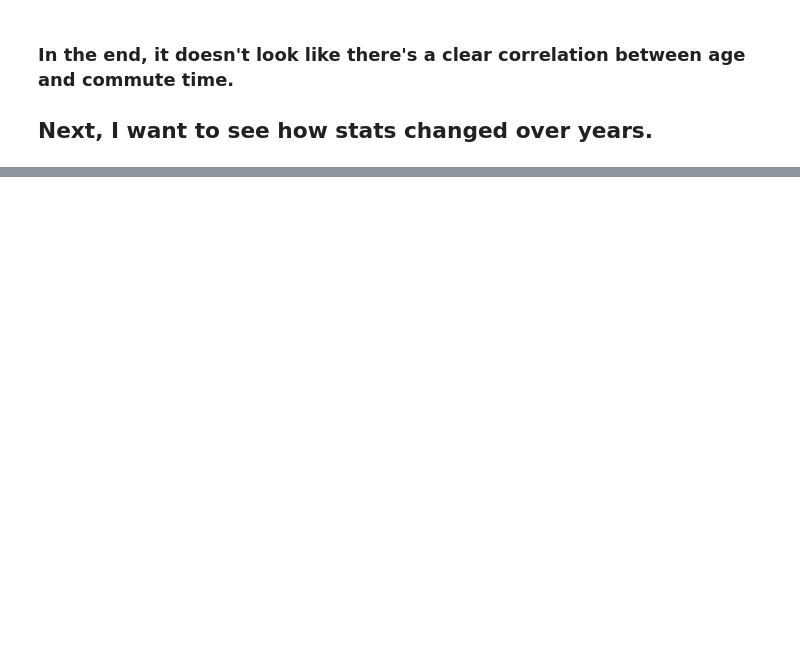
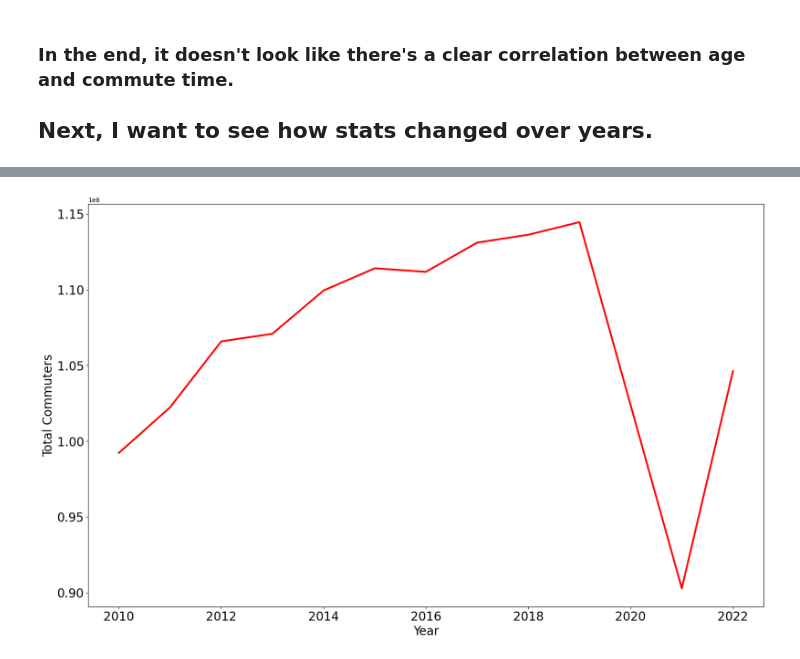
Before and after one commit to Joshua-Clugston/commute_times, a Jupyter notebook: notebooks/project_main.ipynb, the cells around one changed output, grey strips where cells are left out. Saved outputs shown, nothing was run; the diff lists cells and outputs as text; code cells hidden in the pictures; blank space fills up the shorter version.

```diff
--- a/notebooks/project_main.ipynb
+++ b/notebooks/project_main.ipynb
@@ -254,2 +361,5 @@ data
 # %%
 #data.to_csv('../data/cleaned_data/merged.csv')
+# %%
+work = data.groupby('year')['workers'].sum().to_frame()
+work
@@ -255,0 +381,10 @@ data
+# %%
+fig, ax = plt.subplots(1, figsize=(20,12))
+
+sns.lineplot(x = work.index, y = work.workers, linewidth = 3, color = 'r')
+
+plt.xlabel('Year', size = 20)
+plt.ylabel('Total Commuters', size = 20)
+ax.tick_params(axis = 'both', labelsize = 20);
+# %% [output]
+[figure, added]
```
Also changed, not shown: parts of 23 cells of this notebook, 1 other file.
